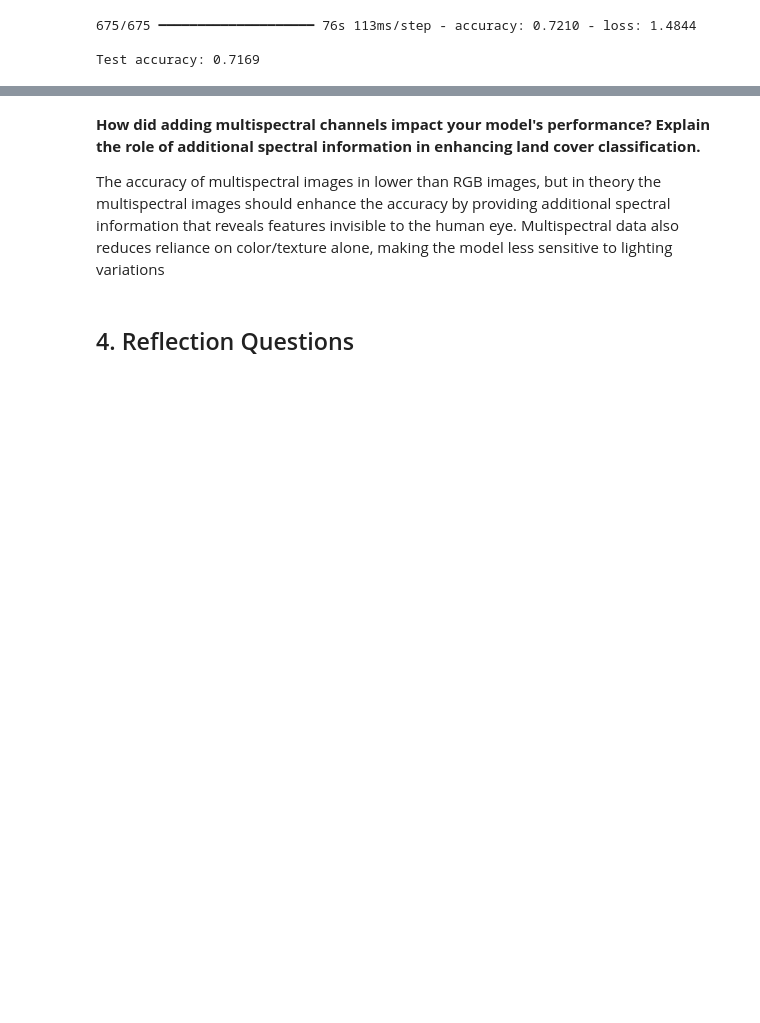
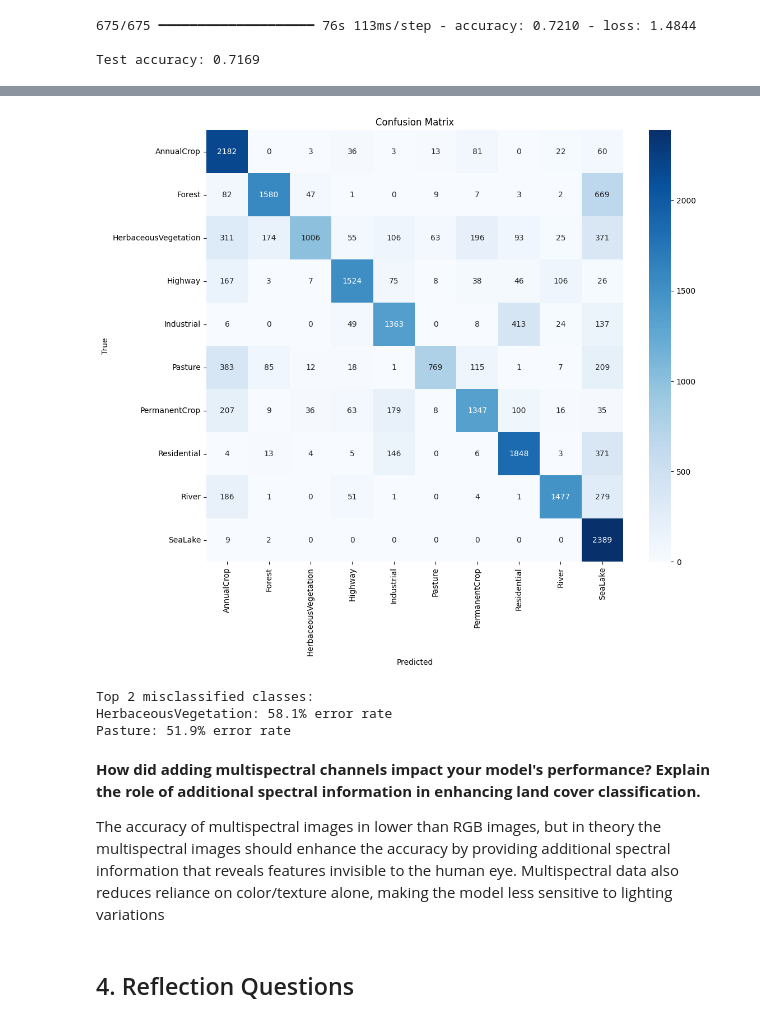
Before and after one commit to junyi2022/musa-650-remote-sensing, a Jupyter notebook: assignments/HW4/HW4.ipynb, the cells around one changed output, grey strips where cells are left out. Cells and saved outputs as stored; diff of their text form; code cells hidden in the pictures; blank space fills up the shorter version.

```diff
--- a/assignments/HW4/HW4.ipynb
+++ b/assignments/HW4/HW4.ipynb
@@ -1738,3 +1738,20 @@ print(f'\nTest accuracy: {test_acc:.4f}')
 675/675 ━━━━━━━━━━━━━━━━━━━━ 76s 113ms/step - accuracy: 0.7210 - loss: 1.4844
 
 Test accuracy: 0.7169
+# %%
+# Get predictions
+y_pred_netv2 = model6.predict(x_test_netv2)
+y_pred_classes_netv2 = np.argmax(y_pred_netv2, axis=1)
+y_true_netv2 = np.argmax(y_test_netv2, axis=1)
+
+# Confusion matrix
+cm = confusion_matrix(y_true_netv2, y_pred_classes_netv2)
+plt.figure(figsize=(12, 10))
+sns.heatmap(cm, annot=True, fmt='d', cmap='Blues',
+            xticklabels=class_names,
+            yticklabels=class_names)
+plt.xlabel('Predicted')
+plt.ylabel('True')
+plt.title('Confusion Matrix')
+plt.show()
+# %% [output]
@@ -1741,3 +1759,21 @@ Test accuracy: 0.7169
+[figure, added]
+# %%
+# Calculate class-wise error rates
+error_rates = []
+for i in range(len(class_names)):
+    total = sum(cm[i])
+    correct = cm[i][i]
+    error_rates.append((class_names[i], (total - correct) / total))
+
+# Sort by error rate
+error_rates.sort(key=lambda x: x[1], reverse=True)
+print("Top 2 misclassified classes:")
+for i in range(2):
+    print(f"{error_rates[i][0]}: {error_rates[i][1]:.1%} error rate")
+# %% [output]
+Top 2 misclassified classes:
+HerbaceousVegetation: 58.1% error rate
+Pasture: 51.9% error rate
 # %% [markdown]
 **How did adding multispectral channels impact your model's performance? Explain the role of additional spectral information in enhancing land cover classification.**
 
```
Also changed, not shown: parts of 1 cell of this notebook.
